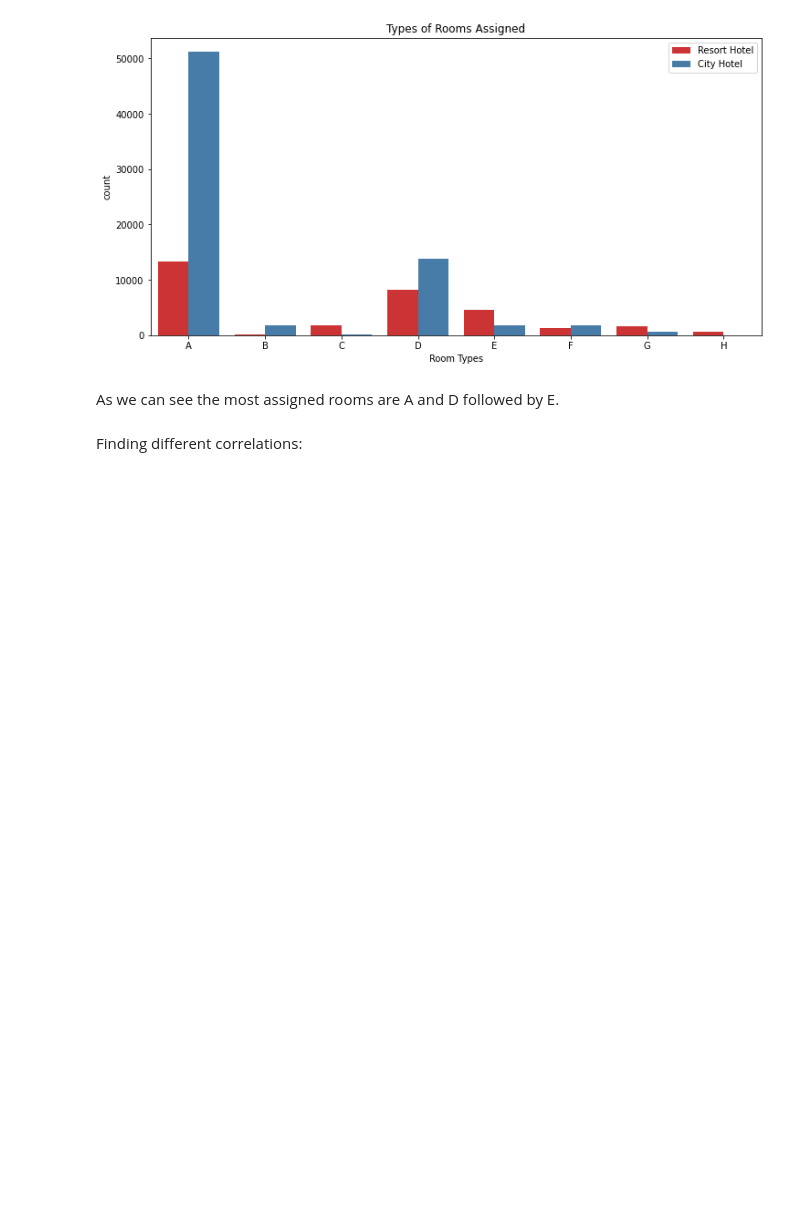
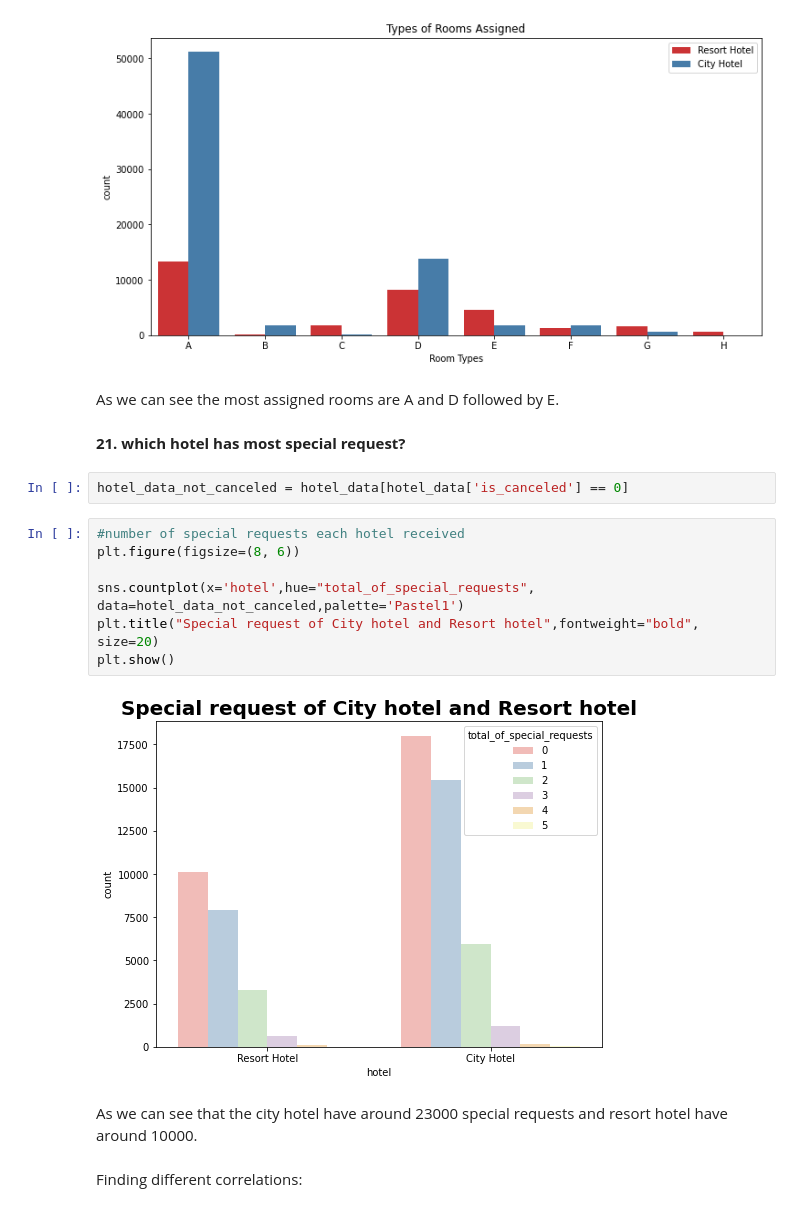
Before and after one commit to SmritiSalujaa/aurotest, a Jupyter notebook: Copy_of_jspY_of_Final_Hotel_Booking_Analysis_Capstone_Project.ipynb, the cells around one changed output. Saved outputs shown, nothing was run; the diff lists cells and outputs as text; blank space fills up the shorter version.

```diff
--- a/Copy_of_jspY_of_Final_Hotel_Booking_Analysis_Capstone_Project.ipynb
+++ b/Copy_of_jspY_of_Final_Hotel_Booking_Analysis_Capstone_Project.ipynb
@@ -644,6 +702,21 @@ Text(0.5, 1.0, 'Types of Rooms Assigned')
 [figure]
 # %% [markdown]
 As we can see the most assigned rooms are A and D followed by E.
+# %% [markdown]
+<b>21. which hotel has most special request?
+# %%
+hotel_data_not_canceled = hotel_data[hotel_data['is_canceled'] == 0]
+# %%
+#number of special requests each hotel received
+plt.figure(figsize=(8, 6))
+
+sns.countplot(x='hotel',hue="total_of_special_requests", data=hotel_data_not_canceled,palette='Pastel1')
+plt.title("Special request of City hotel and Resort hotel",fontweight="bold", size=20)
+plt.show()
+# %% [output]
+[figure, added]
+# %% [markdown]
+As we can see that the city hotel have around 23000 special requests and resort hotel have around 10000.
 # %% [markdown]
 Finding different correlations:
 # %%
```
Also changed, not shown: parts of 17 cells of this notebook.
